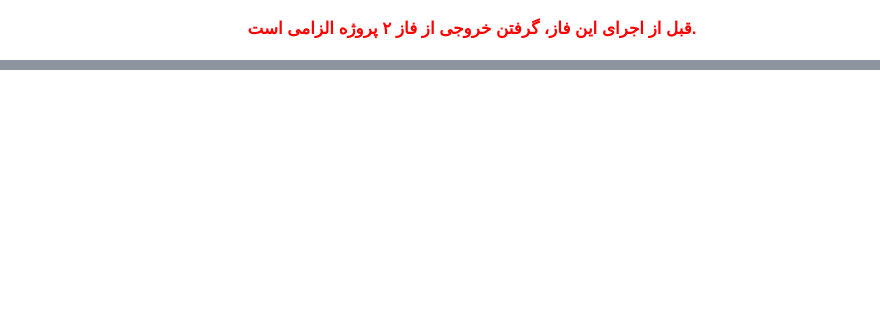
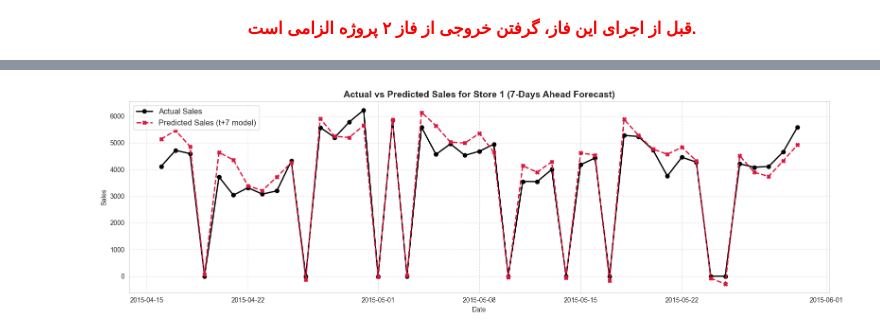
Before and after one commit to Nima-Enigma/ML_Project, a Jupyter notebook: solution/phase4.ipynb, the cells around one changed output, grey strips where cells are left out. Cells and saved outputs as stored; diff of their text form; code cells hidden in the pictures; blank space fills up the shorter version.

```diff
--- a/solution/phase4.ipynb
+++ b/solution/phase4.ipynb
@@ -555,0 +241,38 @@ plt.show()
+# %%
+# 4. Visualizing Actual vs Predicted for a specific store using the t+7 model
+# We use the model for h=7 (the hardest prediction)
+h_target = 7
+model_t7 = models_dict[h_target]
+
+# Prepare data for h=7 just like we did in the loop
+X_test_plot = test_df.copy()
+shift_periods = h_target - 1
+X_test_plot[dynamic_features] = X_test_plot.groupby('Store')[dynamic_features].shift(shift_periods).fillna(0)
+
+# Filter for a specific store (e.g., Store 1) and sort by date
+store_id = 1
+store_mask = X_test_plot['Store'] == store_id
+store_data = X_test_plot[store_mask].copy()
+
+# Predict
+y_actual = store_data[target]
+X_store = store_data[base_features]
+store_data['Predicted_Sales'] = model_t7.predict(X_store)
+
+# Plotting a subset of the test data (e.g., first 45 days) for clear visibility
+plot_data = store_data.head(45)
+
+plt.figure(figsize=(16, 5))
+plt.plot(plot_data['Date'], plot_data['Sales'], label='Actual Sales', marker='o', color='black', linewidth=2)
+plt.plot(plot_data['Date'], plot_data['Predicted_Sales'], label=f'Predicted Sales (t+{h_target} model)',
+         marker='X', color='crimson', linestyle='--', linewidth=2)
+
+plt.title(f'Actual vs Predicted Sales for Store {store_id} (7-Days Ahead Forecast)', fontsize=14, fontweight='bold')
+plt.xlabel('Date')
+plt.ylabel('Sales')
+plt.legend(fontsize=12)
+plt.grid(True, linestyle='--', alpha=0.6)
+plt.tight_layout()
+plt.show()
+# %% [output]
+[figure, added]
```
Also changed, not shown: parts of 25 cells of this notebook, 1 other file.
